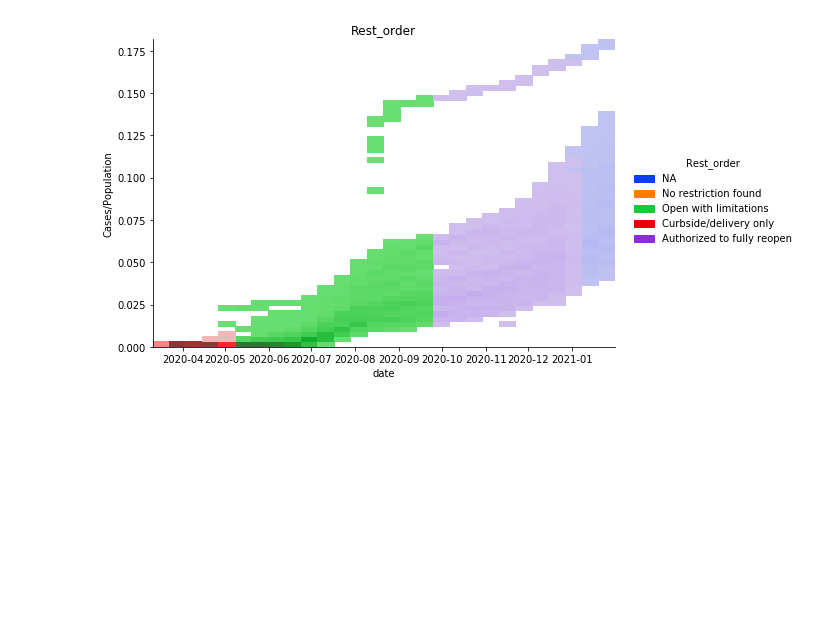
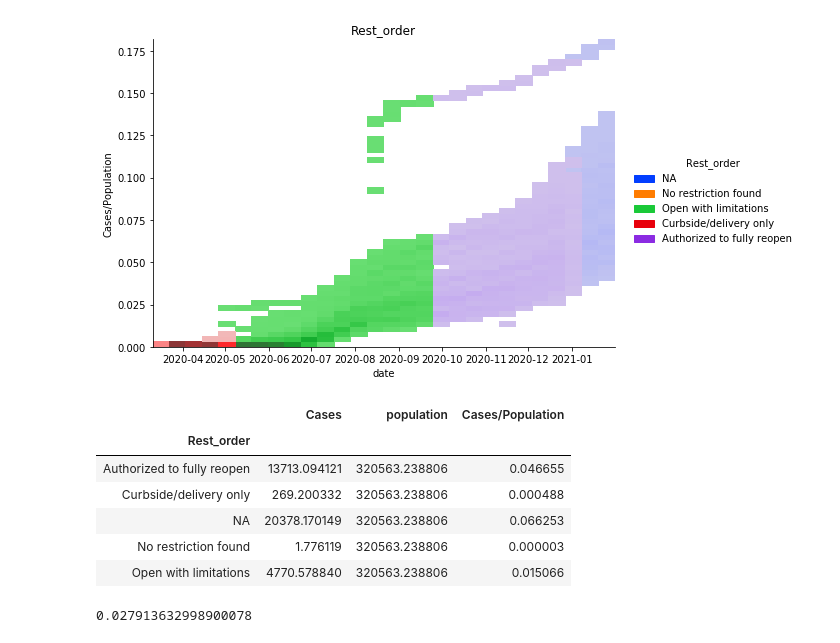
Before and after one commit to newhousem/Capstone_Project, a Jupyter notebook: Jupyter Notebooks/Florida Data Cleaning and Modeling.ipynb, the cells around one changed output. Saved outputs shown, nothing was run; the diff lists cells and outputs as text; code cells hidden in the pictures; blank space fills up the shorter version.

```diff
--- a/Florida Data Cleaning and Modeling.ipynb
+++ b/Jupyter Notebooks/Florida Data Cleaning and Modeling.ipynb
@@ -363,3 +377,18 @@ for hue in hues:
 [figure]
 [figure]
 [figure]
+# %%
+Rest = finaldfFL.groupby('Rest_order').mean()
+Rest
+# %% [output]
+|  | Cases | population | Cases/Population |
+| Rest_order |  |  |  |
+| Authorized to fully reopen | 13713.094121 | 320563.238806 | 0.046655 |
+| Curbside/delivery only | 269.200332 | 320563.238806 | 0.000488 |
+| NA | 20378.170149 | 320563.238806 | 0.066253 |
+| No restriction found | 1.776119 | 320563.238806 | 0.000003 |
+| Open with limitations | 4770.578840 | 320563.238806 | 0.015066 |
+# %%
+finaldfFL['Cases/Population'].mean()
+# %% [output]
+0.027913632998900078
```
Also changed, not shown: parts of 16 cells of this notebook, 15 other files.
